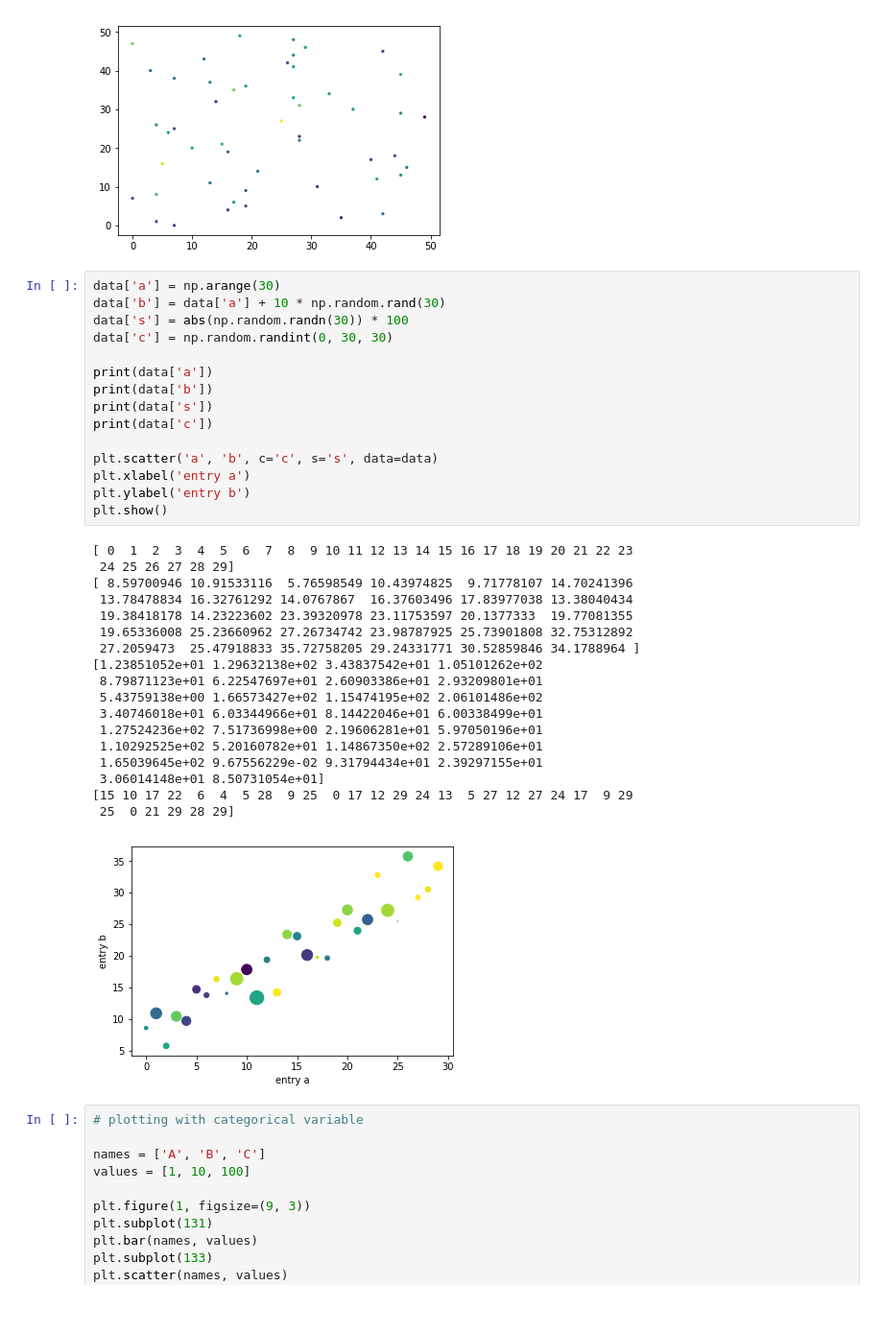
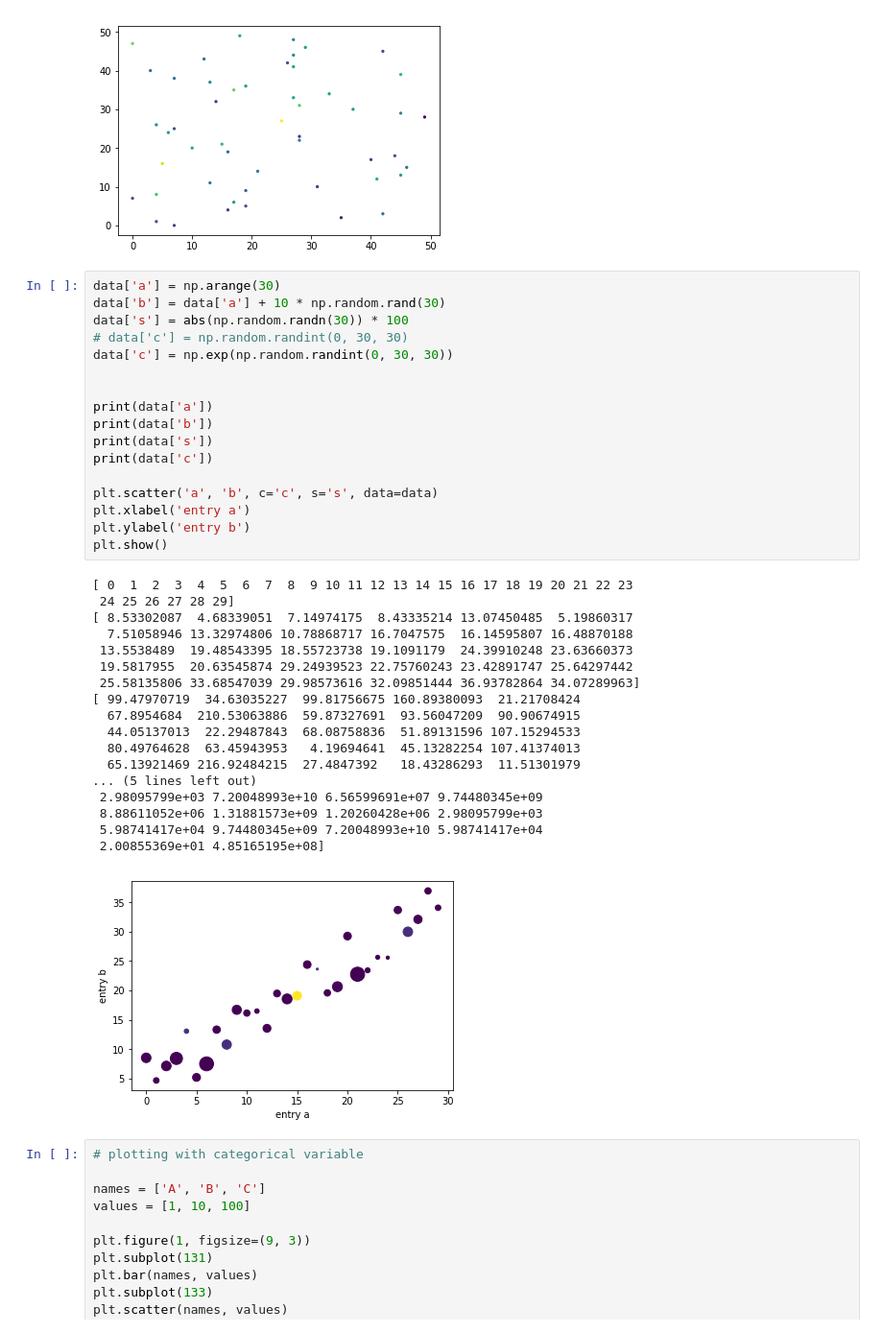
Before and after one commit to Delfin99/Delfin99, a Jupyter notebook: Study/Python/Jupyter/Untitled.ipynb, the cells around one changed output. Shown: that part at 96% size. Drawn from its saved outputs; the diff is of its cells as text.

Commit message:
Python - Numpy data type

```diff
--- a/Study/Python/Jupyter/Untitled.ipynb
+++ b/Study/Python/Jupyter/Untitled.ipynb
@@ -152,37 +152,39 @@ plt.show()
 # %%
 data['a'] = np.arange(30)
 data['b'] = data['a'] + 10 * np.random.rand(30)
 data['s'] = abs(np.random.randn(30)) * 100
-data['c'] = np.random.randint(0, 30, 30)
+# data['c'] = np.random.randint(0, 30, 30)
+data['c'] = np.exp(np.random.randint(0, 30, 30))
+
 
 print(data['a'])
 print(data['b'])
 print(data['s'])
 print(data['c'])
 
 plt.scatter('a', 'b', c='c', s='s', data=data)
 plt.xlabel('entry a')
 plt.ylabel('entry b')
 plt.show()
 # %% [output]
 [ 0  1  2  3  4  5  6  7  8  9 10 11 12 13 14 15 16 17 18 19 20 21 22 23
  24 25 26 27 28 29]
-[ 8.59700946 10.91533116  5.76598549 10.43974825  9.71778107 14.70241396
- 13.78478834 16.32761292 14.0767867  16.37603496 17.83977038 13.38040434
- 19.38418178 14.23223602 23.39320978 23.11753597 20.1377333  19.77081355
- 19.65336008 25.23660962 27.26734742 23.98787925 25.73901808 32.75312892
- 27.2059473  25.47918833 35.72758205 29.24331771 30.52859846 34.1788964 ]
-[1.23851052e+01 1.29632138e+02 3.43837542e+01 1.05101262e+02
- 8.79871123e+01 6.22547697e+01 2.60903386e+01 2.93209801e+01
- 5.43759138e+00 1.66573427e+02 1.15474195e+02 2.06101486e+02
- 3.40746018e+01 6.03344966e+01 8.14422046e+01 6.00338499e+01
- 1.27524236e+02 7.51736998e+00 2.19606281e+01 5.97050196e+01
- 1.10292525e+02 5.20160782e+01 1.14867350e+02 2.57289106e+01
- 1.65039645e+02 9.67556229e-02 9.31794434e+01 2.39297155e+01
- 3.06014148e+01 8.50731054e+01]
-[15 10 17 22  6  4  5 28  9 25  0 17 12 29 24 13  5 27 12 27 24 17  9 29
- 25  0 21 29 28 29]
+[ 8.53302087  4.68339051  7.14974175  8.43335214 13.07450485  5.19860317
+  7.51058946 13.32974806 10.78868717 16.7047575  16.14595807 16.48870188
+ 13.5538489  19.48543395 18.55723738 19.1091179  24.39910248 23.63660373
+ 19.5817955  20.63545874 29.24939523 22.75760243 23.42891747 25.64297442
+ 25.58135806 33.68547039 29.98573616 32.09851444 36.93782864 34.07289963]
+[ 99.47970719  34.63035227  99.81756675 160.89380093  21.21708424
+  67.8954684  210.53063886  59.87327691  93.56047209  90.90674915
+  44.05137013  22.29487843  68.08758836  51.89131596 107.15294533
+  80.49764628  63.45943953   4.19694641  45.13282254 107.41374013
+  65.13921469 216.92484215  27.4847392   18.43286293  11.51301979
+... (5 lines left out)
+ 2.98095799e+03 7.20048993e+10 6.56599691e+07 9.74480345e+09
+ 8.88611052e+06 1.31881573e+09 1.20260428e+06 2.98095799e+03
+ 5.98741417e+04 9.74480345e+09 7.20048993e+10 5.98741417e+04
+ 2.00855369e+01 4.85165195e+08]
-[figure, old version]
+[figure, new version]
 # %%
 # plotting with categorical variable
 
```
Also changed, not shown: parts of 6 cells of this notebook, 1 other file.
